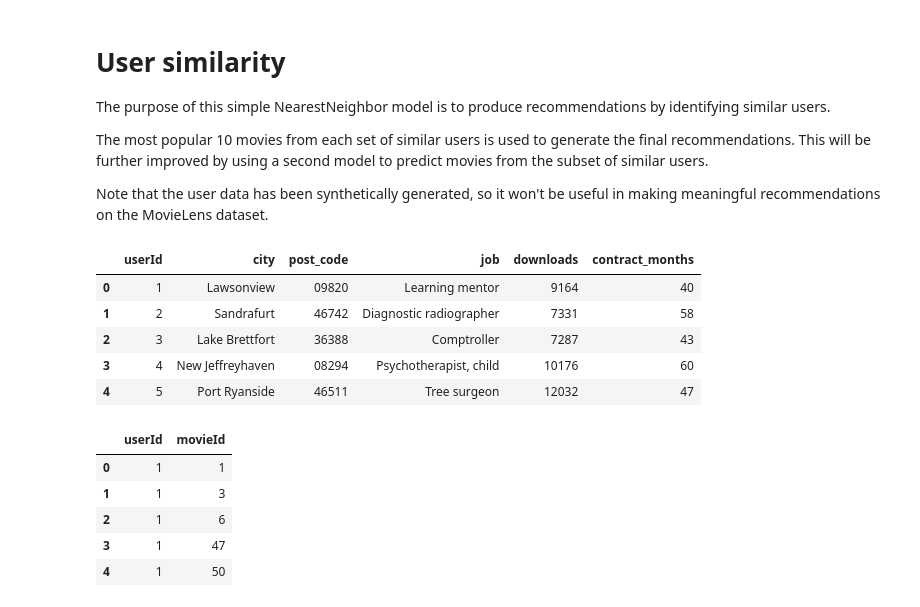
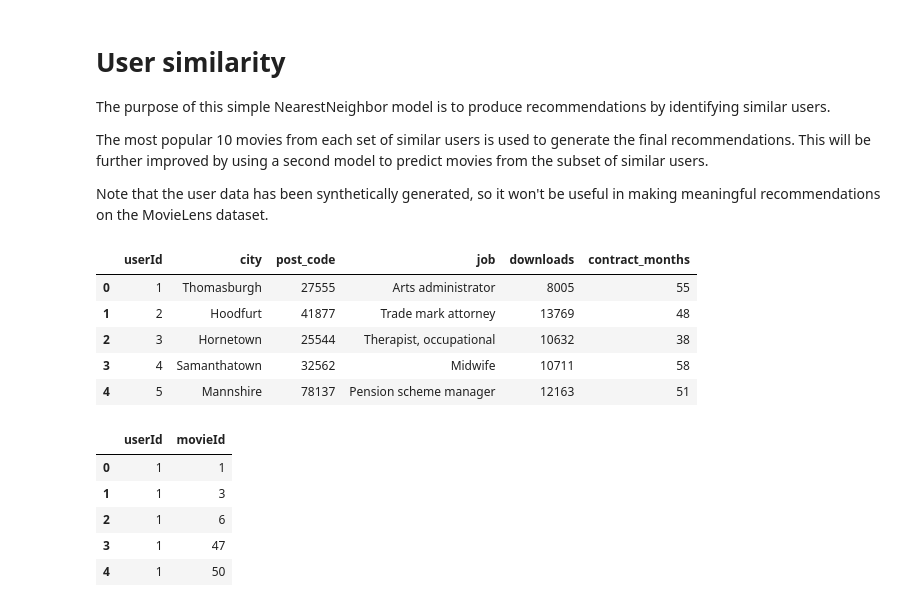
Before and after one commit to Pappa/ML, a Jupyter notebook: notebooks/projects/user-similarity.ipynb, the cells around one changed output. Saved outputs shown, nothing was run; the diff lists cells and outputs as text; code cells hidden in the pictures.

```diff
--- a/notebooks/projects/user-similarity.ipynb
+++ b/notebooks/projects/user-similarity.ipynb
@@ -12,17 +12,17 @@ import numpy as np
 import pandas as pd
 import matplotlib.pyplot as plt
 # %%
-DATA_DIR="../../data/recommendations"
+DATA_DIR="data/recommendations"
 users_path = 'users.csv'
 users_df = pd.read_csv(os.path.join(DATA_DIR, users_path), dtype={'post_code':str})
 users_df.head()
 # %% [output]
 |  | userId | city | post_code | job | downloads | contract_months |
-| 0 | 1 | Lawsonview | 09820 | Learning mentor | 9164 | 40 |
-| 1 | 2 | Sandrafurt | 46742 | Diagnostic radiographer | 7331 | 58 |
-| 2 | 3 | Lake Brettfort | 36388 | Comptroller | 7287 | 43 |
-| 3 | 4 | New Jeffreyhaven | 08294 | Psychotherapist, child | 10176 | 60 |
-| 4 | 5 | Port Ryanside | 46511 | Tree surgeon | 12032 | 47 |
+| 0 | 1 | Thomasburgh | 27555 | Arts administrator | 8005 | 55 |
+| 1 | 2 | Hoodfurt | 41877 | Trade mark attorney | 13769 | 48 |
+| 2 | 3 | Hornetown | 25544 | Therapist, occupational | 10632 | 38 |
+| 3 | 4 | Samanthatown | 32562 | Midwife | 10711 | 58 |
+| 4 | 5 | Mannshire | 78137 | Pension scheme manager | 12163 | 51 |
 # %%
 ratings_path = 'ml-latest-small/ratings.csv'
 ratings_df = pd.read_csv(os.path.join(DATA_DIR, ratings_path))
```
Also changed, not shown: parts of 4 cells of this notebook, 7 other files.
